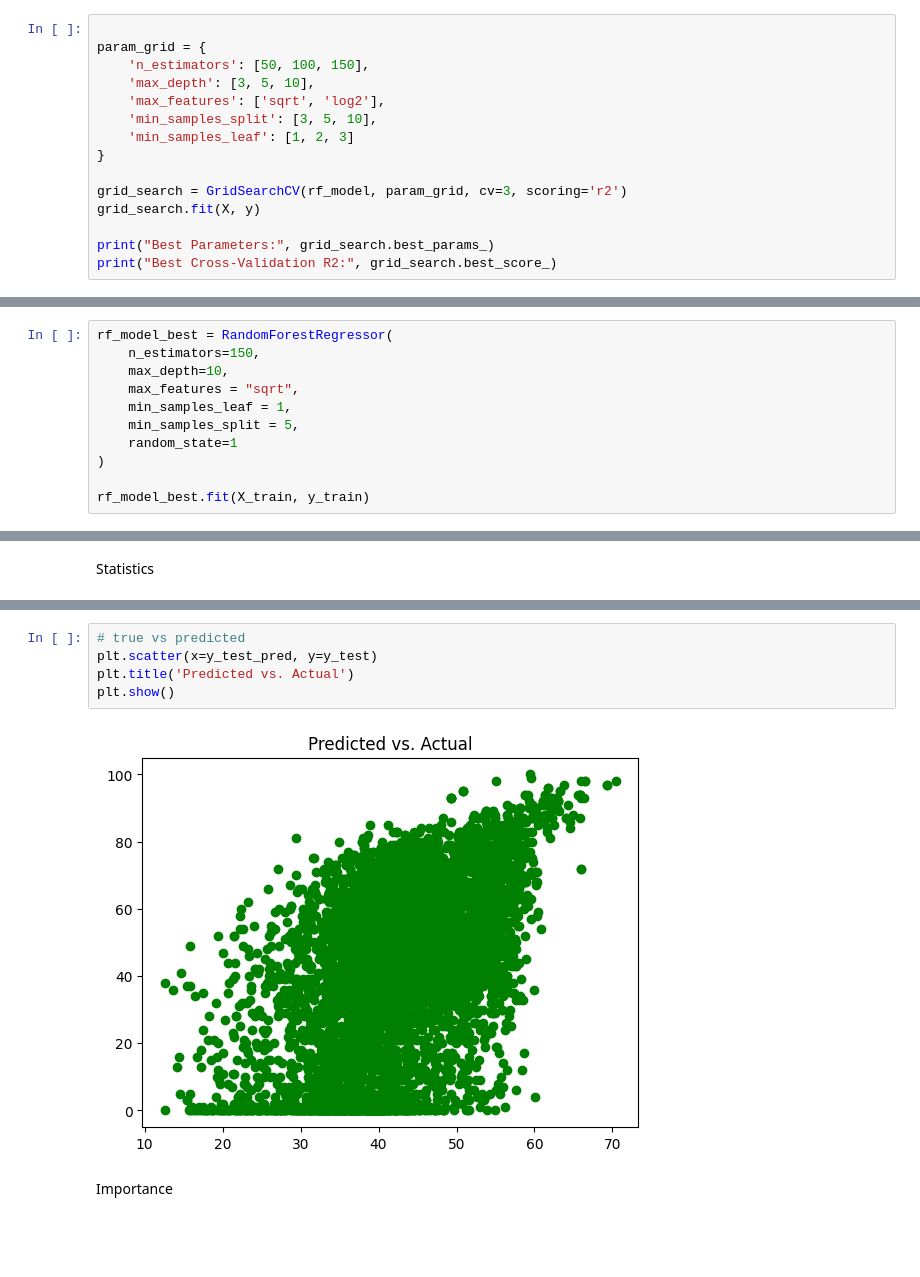
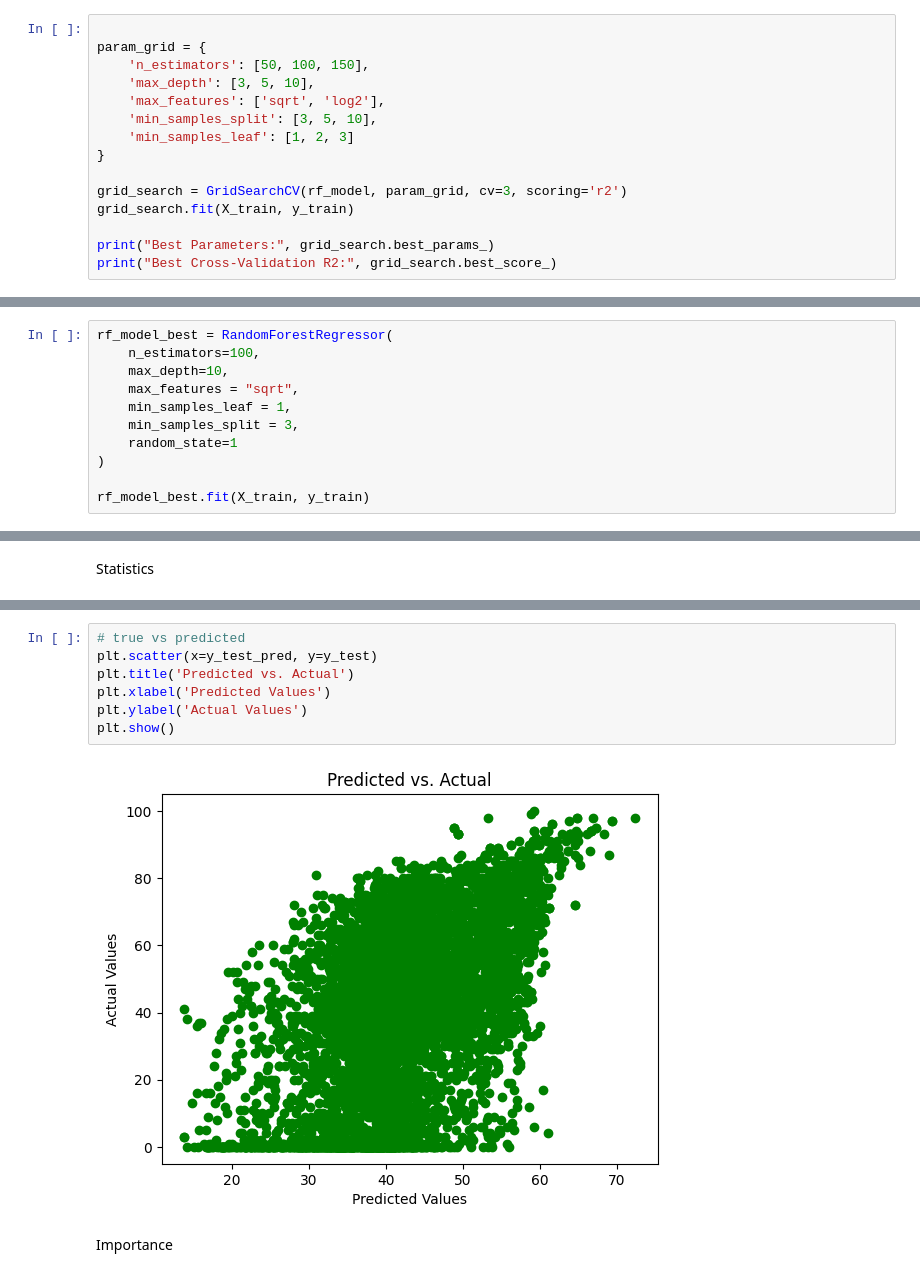
Before and after one commit to maggiecrowner/DS3001-Project, a Jupyter notebook: Project.ipynb, the cells around one changed output, grey strips where cells are left out. Cells and saved outputs as stored; diff of their text form; blank space fills up the shorter version.

```diff
--- a/Project.ipynb
+++ b/Project.ipynb
@@ -271,7 +271,7 @@ param_grid = {
 }
 
 grid_search = GridSearchCV(rf_model, param_grid, cv=3, scoring='r2')
-grid_search.fit(X, y)
+grid_search.fit(X_train, y_train)
 
 print("Best Parameters:", grid_search.best_params_)
 print("Best Cross-Validation R2:", grid_search.best_score_)
@@ -282,11 +282,11 @@ Best Cross-Validation R2: 0.1530270203381641
 Refitting
 # %%
 rf_model_best = RandomForestRegressor(
-    n_estimators=150,
+    n_estimators=100,
     max_depth=10,
     max_features = "sqrt",
     min_samples_leaf = 1,
-    min_samples_split = 5,
+    min_samples_split = 3,
     random_state=1
 )
 
@@ -373,10 +368,12 @@ plt.show()
 # %%
 # true vs predicted
 plt.scatter(x=y_test_pred, y=y_test)
 plt.title('Predicted vs. Actual')
+plt.xlabel('Predicted Values')
+plt.ylabel('Actual Values')
 plt.show()
 # %% [output]
-[figure, old version]
+[figure, new version]
 # %% [markdown]
 Importance
 # %%
```
Also changed, not shown: parts of 10 cells of this notebook.
